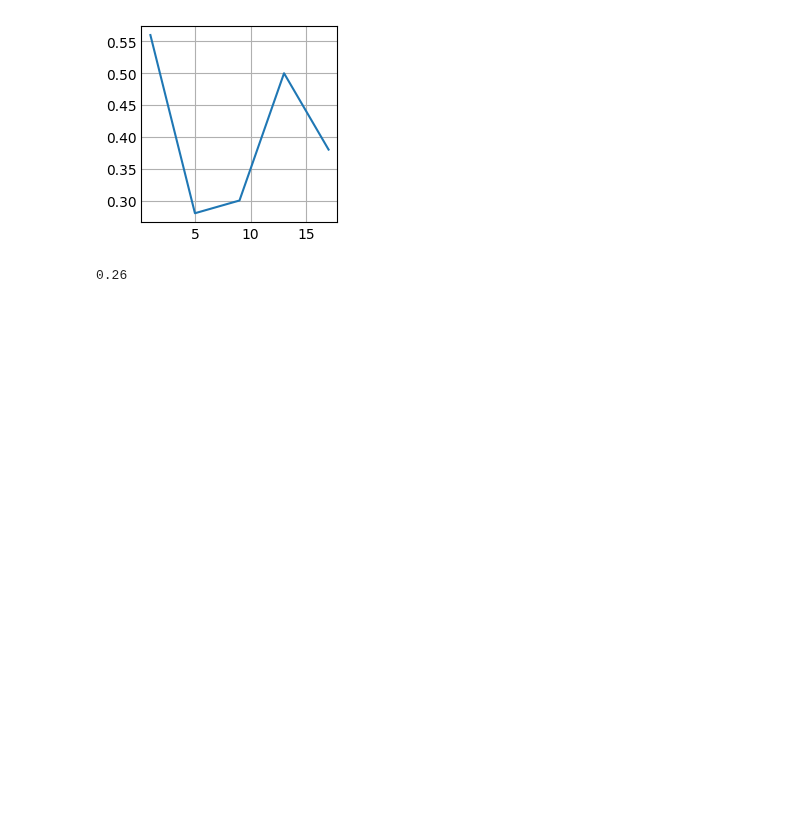
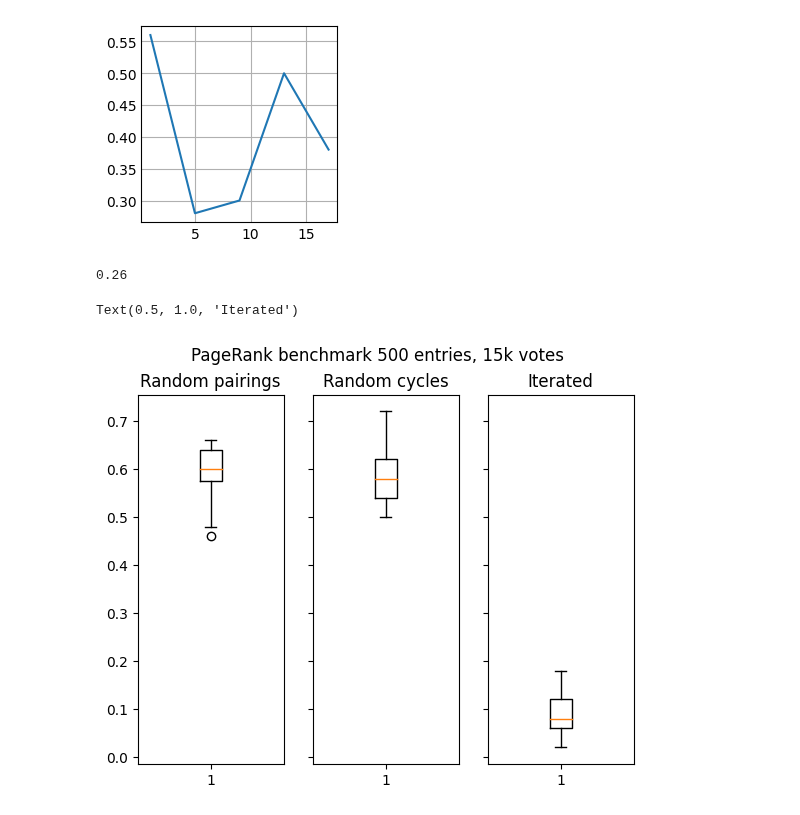
Before and after one commit to fcrozatier/voting-systems-benchmark, a Jupyter notebook: src/pagerank/pageRank.ipynb, the cells around one changed output. Drawn from its saved outputs; the diff is of its cells as text; code cells hidden in the pictures; blank space fills up the shorter version.

```diff
--- a/src/pagerank/pageRank.ipynb
+++ b/src/pagerank/pageRank.ipynb
@@ -56,3 +56,22 @@ plt.show()
 PageRank(Reachability(N), 5000, rematch=1, p=1).score()
 # %% [output]
 0.26
+# %%
+N = 500
+b = 15000
+
+L1 = [PageRank(N, b, Random, p=0.9).score() for _ in range(40)]
+L2 = [PageRank(N, b, RandomCycles, p=0.9).score() for _ in range(40)]
+L3 = [IteratedPageRank(N, b, p=0.9).score() for _ in range(40)]
+# %%
+fig, (ax1, ax2, ax3) = plt.subplots(1, 3, sharey=True)
+fig.suptitle('PageRank benchmark 500 entries, 15k votes')
+ax1.boxplot(L1)
+ax1.set_title('Random pairings')
+ax2.boxplot(L2)
+ax2.set_title('Random cycles')
+ax3.boxplot(L3)
+ax3.set_title('Iterated')
+# %% [output]
+Text(0.5, 1.0, 'Iterated')
+[figure, added]
```
Also changed, not shown: 2 other files.
